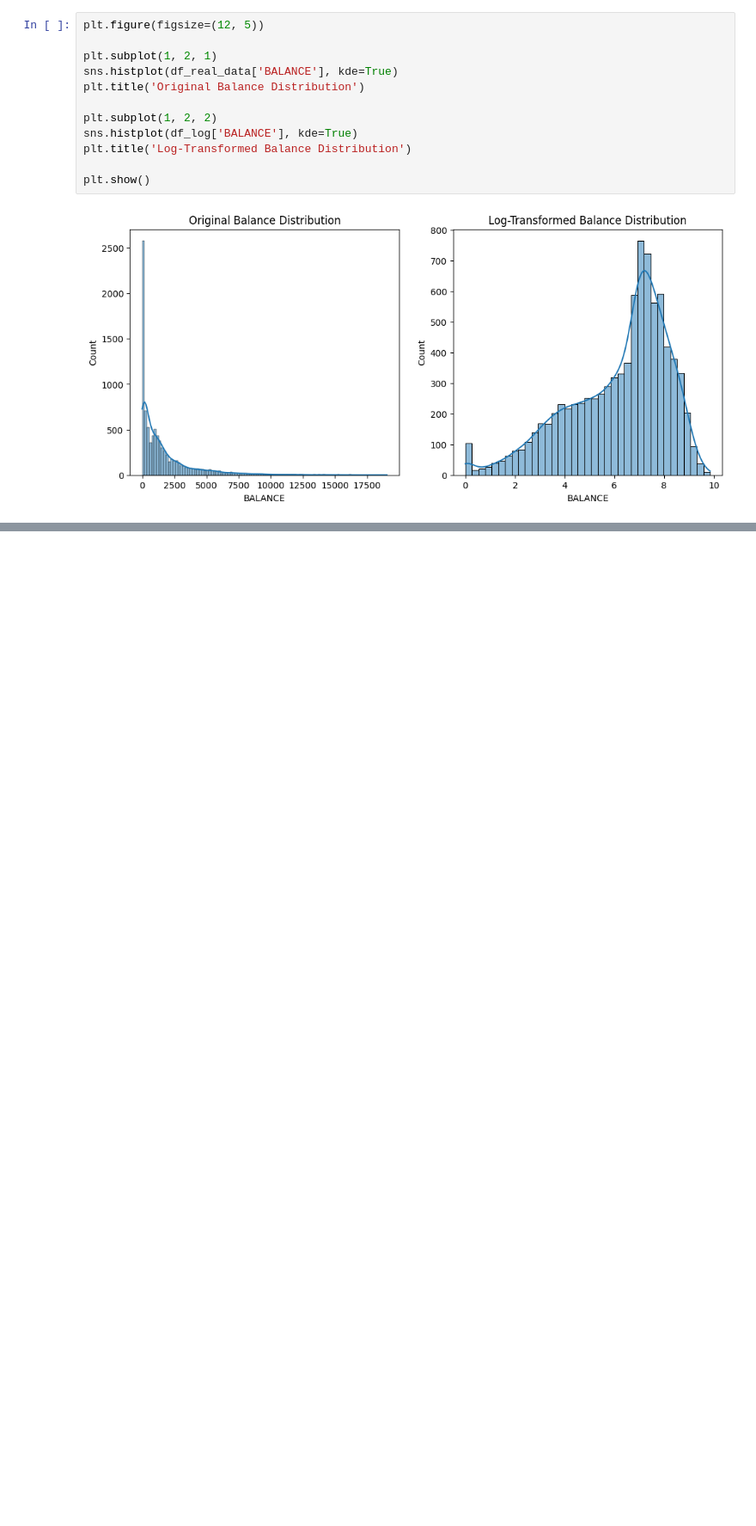
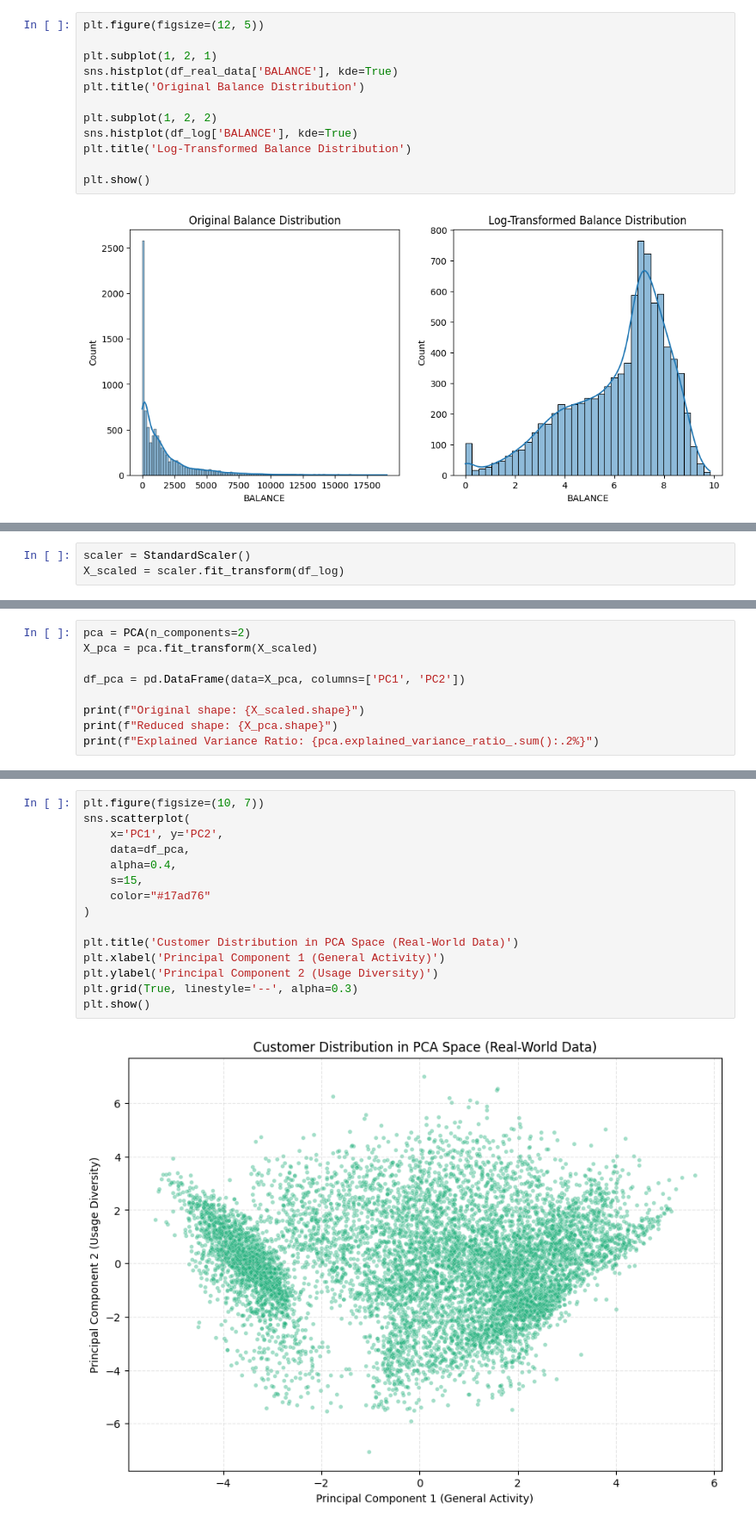
Before and after one commit to KalataBozukov/customer-segmentation-math, a Jupyter notebook: notebooks/02_real_world_analysis.ipynb, the cells around one changed output, grey strips where cells are left out. Shown at 86% size. Drawn from its saved outputs; the diff is of its cells as text; blank space fills up the shorter version.

```diff
--- a/notebooks/02_real_world_analysis.ipynb
+++ b/notebooks/02_real_world_analysis.ipynb
@@ -123,0 +129,3 @@ plt.show()
+# %%
+scaler = StandardScaler()
+X_scaled = scaler.fit_transform(df_log)
@@ -123,0 +151,9 @@ plt.show()
+# %%
+pca = PCA(n_components=2)
+X_pca = pca.fit_transform(X_scaled)
+
+df_pca = pd.DataFrame(data=X_pca, columns=['PC1', 'PC2'])
+
+print(f"Original shape: {X_scaled.shape}")
+print(f"Reduced shape: {X_pca.shape}")
+print(f"Explained Variance Ratio: {pca.explained_variance_ratio_.sum():.2%}")
@@ -123,0 +167,17 @@ plt.show()
+# %%
+plt.figure(figsize=(10, 7))
+sns.scatterplot(
+    x='PC1', y='PC2',
+    data=df_pca,
+    alpha=0.4,
+    s=15,
+    color="#17ad76"
+)
+
+plt.title('Customer Distribution in PCA Space (Real-World Data)')
+plt.xlabel('Principal Component 1 (General Activity)')
+plt.ylabel('Principal Component 2 (Usage Diversity)')
+plt.grid(True, linestyle='--', alpha=0.3)
+plt.show()
+# %% [output]
+[figure, added]
```
Also changed, not shown: parts of 7 cells of this notebook, 1 other file.
